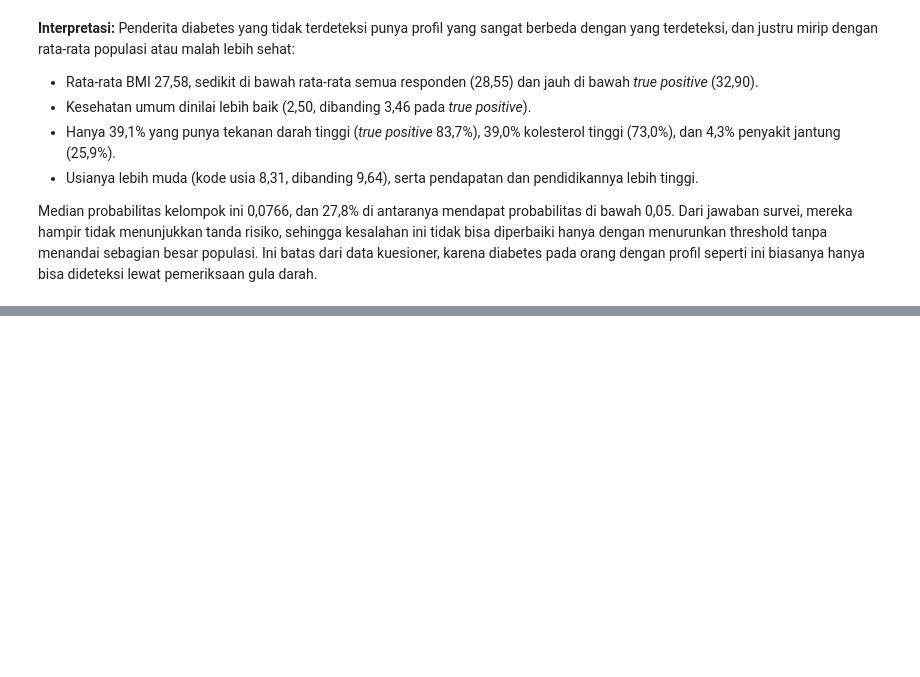
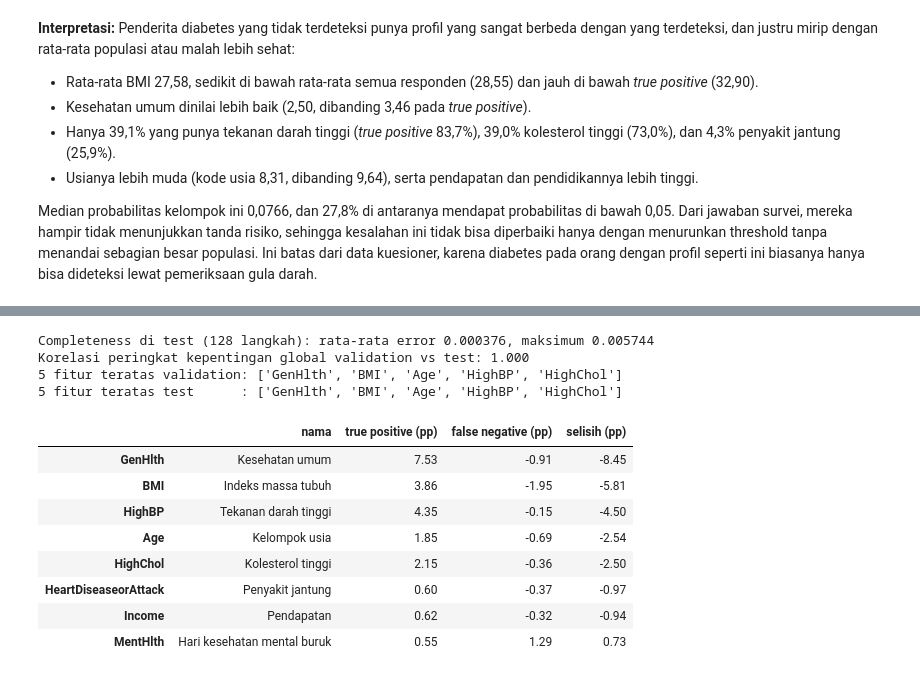
Before and after one commit to felix-malvin/mythos-diabetes-risk-mlp, a Jupyter notebook: notebooks/07_evaluasi_final.ipynb, the cells around one changed output, grey strips where cells are left out. Saved outputs shown, nothing was run; the diff lists cells and outputs as text; code cells hidden in the pictures; blank space fills up the shorter version.

Commit message:
Evaluasi: Integrated Gradients pada data testing

```diff
--- a/notebooks/07_evaluasi_final.ipynb
+++ b/notebooks/07_evaluasi_final.ipynb
@@ -585,0 +592,37 @@ Median probabilitas kelompok ini 0,0766, dan 27,8% di antaranya mendapat probabi
+# %%
+explain_cfg = json.loads((config.MODELS_DIR / "explain_config.json").read_text(encoding="utf-8"))
+baseline = np.asarray(explain_cfg["baseline_scaled"], dtype=np.float32)
+attr_test = inf.integrated_gradients(model, data["X_test"], baseline, steps=explain_cfg["steps"])
+err = np.abs(attr_test.sum(axis=1) - (prob_test - explain_cfg["baseline_prob"]))
+print(f"Completeness di test ({explain_cfg['steps']} langkah): rata-rata error {err.mean():.6f}, maksimum {err.max():.6f}")
+
+imp_val = pd.read_csv(config.RESULTS_DIR / "06_importance_global.csv", index_col=0)["rata-rata |IG|"]
+imp_test = pd.Series(np.abs(attr_test).mean(axis=0), index=config.FEATURE_COLS)
+rho = spearmanr(imp_val.reindex(config.FEATURE_COLS), imp_test)[0]
+print(f"Korelasi peringkat kepentingan global validation vs test: {rho:.3f}")
+print("5 fitur teratas validation:", list(imp_val.sort_values(ascending=False).index[:5]))
+print("5 fitur teratas test      :", list(imp_test.sort_values(ascending=False).index[:5]))
+
+kontrib = pd.DataFrame({
+    "nama": [config.FEATURE_INFO[c]["nama"] for c in config.FEATURE_COLS],
+    "true positive (pp)": attr_test[tp_mask].mean(axis=0) * 100,
+    "false negative (pp)": attr_test[fn_mask].mean(axis=0) * 100,
+}, index=config.FEATURE_COLS)
+kontrib["selisih (pp)"] = kontrib["false negative (pp)"] - kontrib["true positive (pp)"]
+kontrib = kontrib.reindex(kontrib["selisih (pp)"].abs().sort_values(ascending=False).index)
+kontrib.to_csv(config.RESULTS_DIR / "07_ig_tp_vs_fn_test.csv")
+display(kontrib.head(8).round(2))
+# %% [output]
+Completeness di test (128 langkah): rata-rata error 0.000376, maksimum 0.005744
+Korelasi peringkat kepentingan global validation vs test: 1.000
+5 fitur teratas validation: ['GenHlth', 'BMI', 'Age', 'HighBP', 'HighChol']
+5 fitur teratas test      : ['GenHlth', 'BMI', 'Age', 'HighBP', 'HighChol']
+|  | nama | true positive (pp) | false negative (pp) | selisih (pp) |
+| GenHlth | Kesehatan umum | 7.53 | -0.91 | -8.45 |
+| BMI | Indeks massa tubuh | 3.86 | -1.95 | -5.81 |
+| HighBP | Tekanan darah tinggi | 4.35 | -0.15 | -4.50 |
+| Age | Kelompok usia | 1.85 | -0.69 | -2.54 |
+| HighChol | Kolesterol tinggi | 2.15 | -0.36 | -2.50 |
+| HeartDiseaseorAttack | Penyakit jantung | 0.60 | -0.37 | -0.97 |
+| Income | Pendapatan | 0.62 | -0.32 | -0.94 |
+| MentHlth | Hari kesehatan mental buruk | 0.55 | 1.29 | 0.73 |
```
Also changed, not shown: parts of 2 cells of this notebook, 1 other file.
